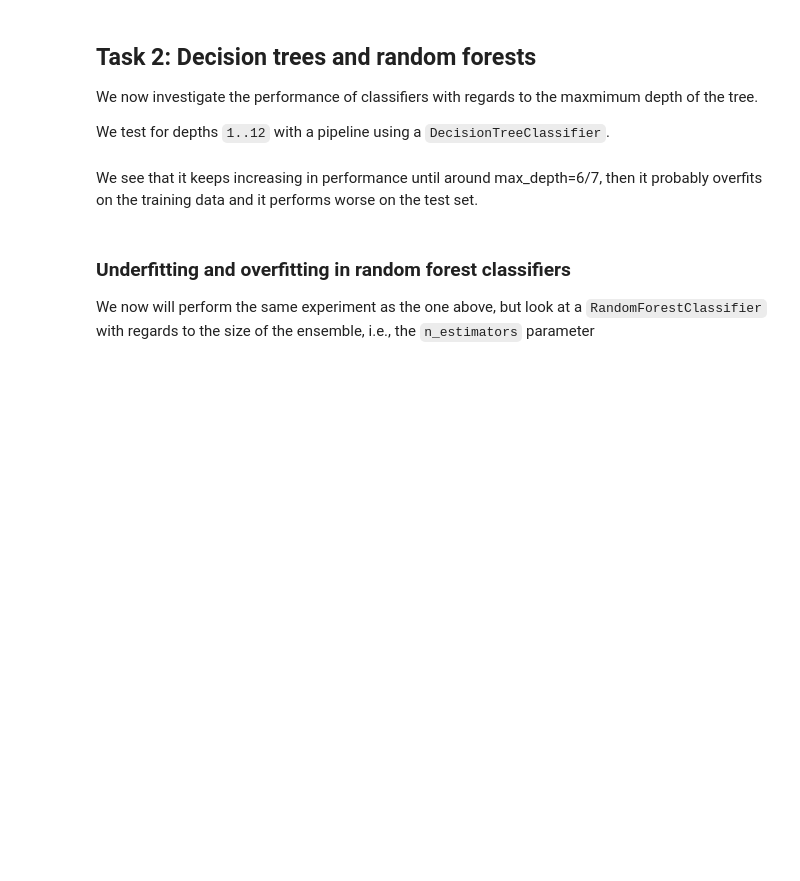
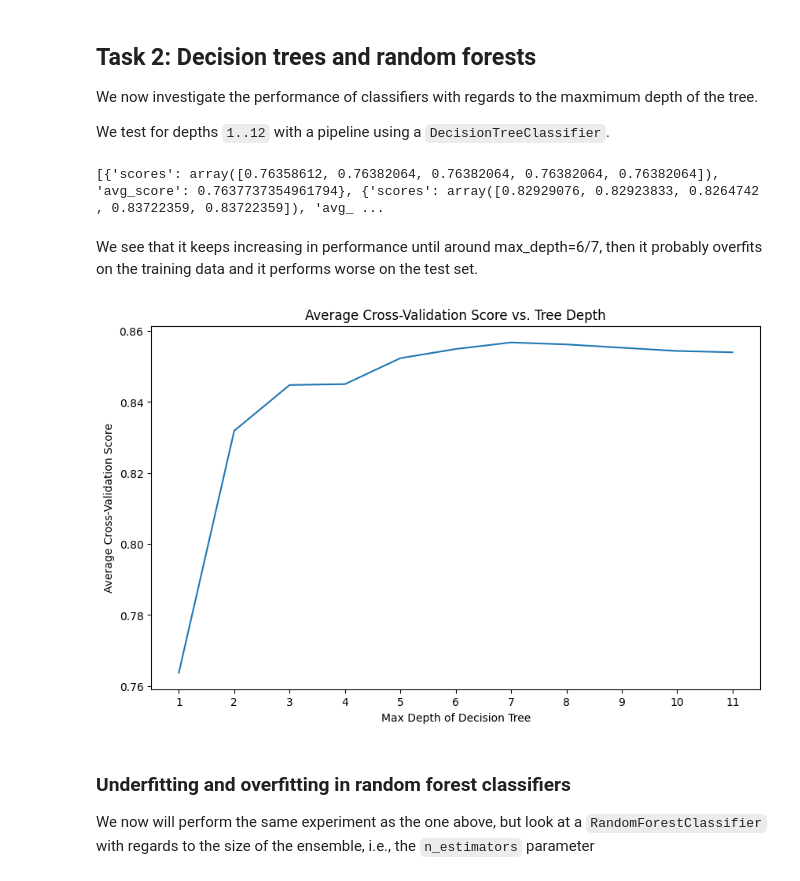
Before and after one commit to samkaj/appliedml-2, a Jupyter notebook: assignment2.ipynb, the cells around one changed output. Saved outputs shown, nothing was run; the diff lists cells and outputs as text; code cells hidden in the pictures; blank space fills up the shorter version.

```diff
--- a/assignment2.ipynb
+++ b/assignment2.ipynb
@@ -85,10 +94,10 @@ We test for depths `1..12` with a pipeline using a `DecisionTreeClassifier`.
 from sklearn.tree import DecisionTreeClassifier
 
 total_scores = []
-for i in range(1, 12):
+for estimators in range(1, 12):
   pipeline = make_pipeline(
     DictVectorizer(),
-    DecisionTreeClassifier(max_depth=i)
+    DecisionTreeClassifier(max_depth=estimators)
   )
   pipeline.fit(x_train_dict, Y_train_encoded)
   scores = cross_val_score(pipeline, x_test_dict, Y_test_encoded, cv=5)
@@ -96,23 +105,26 @@ for i in range(1, 12):
 
 
 print(total_scores)
+# %% [output]
+[{'scores': array([0.76358612, 0.76382064, 0.76382064, 0.76382064, 0.76382064]), 'avg_score': 0.7637737354961794}, {'scores': array([0.82929076, 0.82923833, 0.8264742 , 0.83722359, 0.83722359]), 'avg_ ...
 # %% [markdown]
 We see that it keeps increasing in performance until around max_depth=6/7, then it probably overfits on the training data and it performs worse on the test set.
 # %%
 import matplotlib.pyplot as plt
 # Extracting average scores and depths
 avg_scores = [d['avg_score'] for d in total_scores]
 depths = range(1, len(avg_scores) + 1)
 
 # Plotting
 plt.figure(figsize=(10, 6))
-plt.plot(depths, avg_scores, marker='o')
+plt.plot(depths, avg_scores)
 plt.title("Average Cross-Validation Score vs. Tree Depth")
 plt.xlabel("Max Depth of Decision Tree")
 plt.ylabel("Average Cross-Validation Score")
 plt.xticks(depths)
-plt.grid(True)
 plt.show()
+# %% [output]
+[figure, added]
 # %% [markdown]
 ### Underfitting and overfitting in random forest classifiers
 
```
Also changed, not shown: parts of 11 cells of this notebook, 1 other file.
